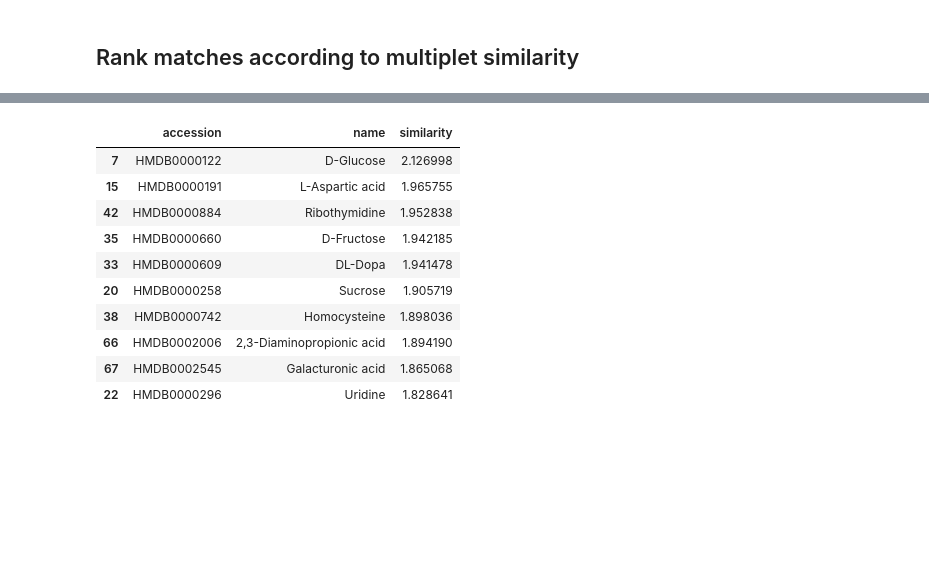
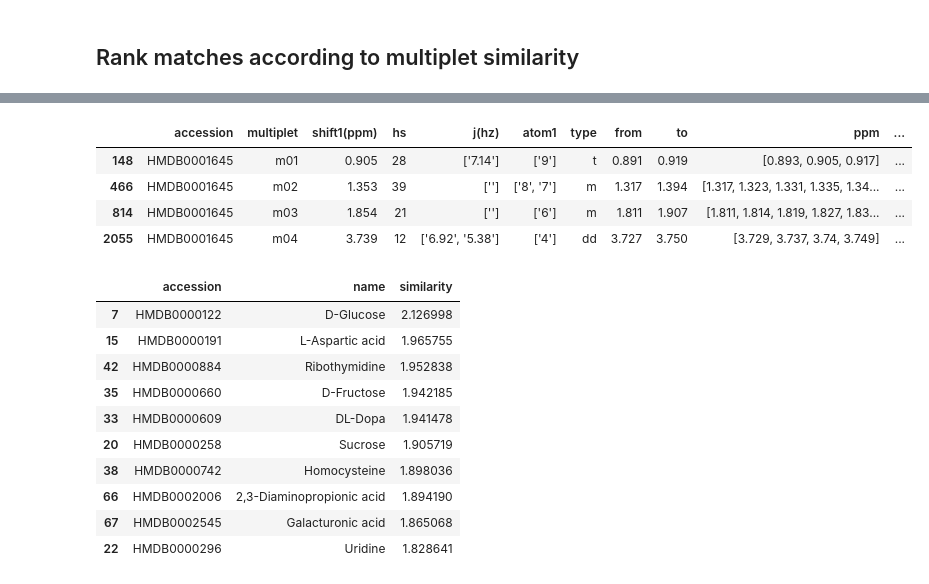
Before and after one commit to phenological/hmdb_utils, a Jupyter notebook: test_HMDB.ipynb, the cells around one changed output, grey strips where cells are left out. Drawn from its saved outputs; the diff is of its cells as text; code cells hidden in the pictures; blank space fills up the shorter version.

Commit message:
Add test_HMDB

```diff
--- a/test_HMDB.ipynb
+++ b/test_HMDB.ipynb
@@ -48,3 +86,11 @@ print(matches)
+# %%
+nmrdb[nmrdb['accession'] == 'HMDB0001645']
+# %% [output]
+|  | accession | multiplet | shift1(ppm) | hs | j(hz) | atom1 | type | from | to | ppm | ... |
+| 148 | HMDB0001645 | m01 | 0.905 | 28 | ['7.14'] | ['9'] | t | 0.891 | 0.919 | [0.893, 0.905, 0.917] | ... |
+| 466 | HMDB0001645 | m02 | 1.353 | 39 | [''] | ['8', '7'] | m | 1.317 | 1.394 | [1.317, 1.323, 1.331, 1.335, 1.34... | ... |
+| 814 | HMDB0001645 | m03 | 1.854 | 21 | [''] | ['6'] | m | 1.811 | 1.907 | [1.811, 1.814, 1.819, 1.827, 1.83... | ... |
+| 2055 | HMDB0001645 | m04 | 3.739 | 12 | ['6.92', '5.38'] | ['4'] | dd | 3.727 | 3.750 | [3.729, 3.737, 3.74, 3.749] | ... |
 # %%
 query = [ {'range': (3.87, 3.93), 'mult': 'dd', 'ppm': np.array([3.8892, 3.8930, 3.9097, 3.9134]), 'heights': np.array([0.25, 0.25, 0.25, 0.25])},]
 
```
Also changed, not shown: parts of 10 cells of this notebook.
